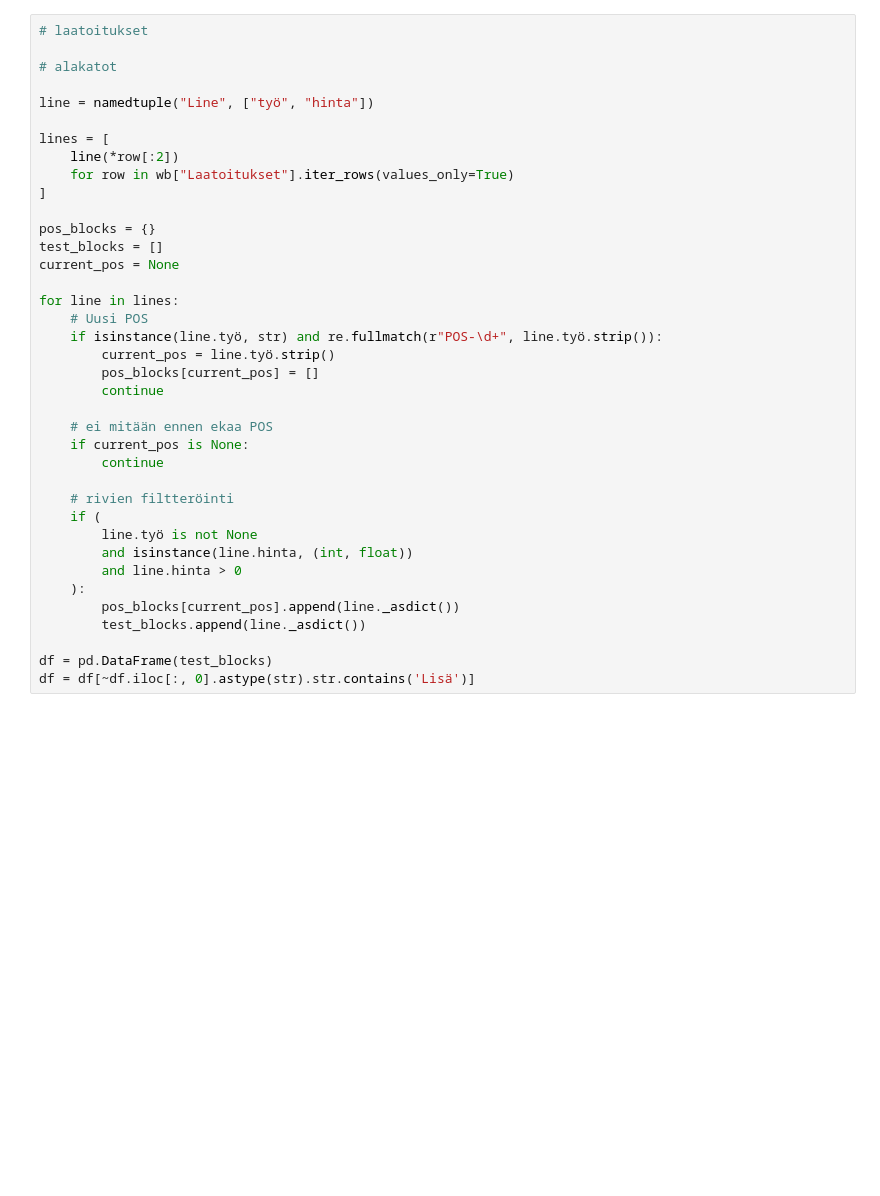
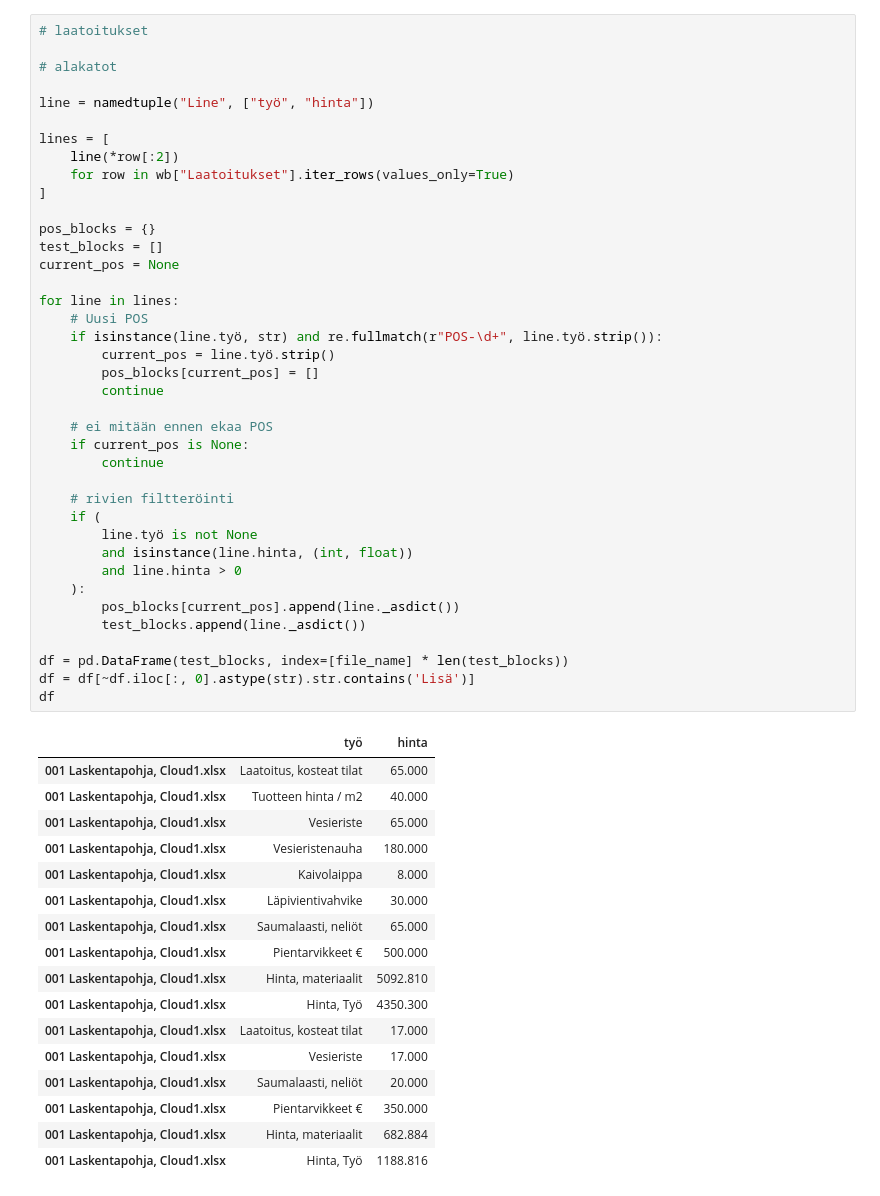
Before and after one commit to heikkito123/cost_estimation_ml, a Jupyter notebook: testit.ipynb, the cells around one changed output. Cells and saved outputs as stored; diff of their text form; blank space fills up the shorter version.

```diff
--- a/testit.ipynb
+++ b/testit.ipynb
@@ -304,32 +233,51 @@ line = namedtuple("Line", ["työ", "hinta"])
 lines = [
     line(*row[:2])
     for row in wb["Laatoitukset"].iter_rows(values_only=True)
 ]
 
 pos_blocks = {}
 test_blocks = []
 current_pos = None
 
 for line in lines:
     # Uusi POS
     if isinstance(line.työ, str) and re.fullmatch(r"POS-\d+", line.työ.strip()):
         current_pos = line.työ.strip()
         pos_blocks[current_pos] = []
         continue
 
     # ei mitään ennen ekaa POS
     if current_pos is None:
         continue
 
     # rivien filtteröinti
     if (
         line.työ is not None
         and isinstance(line.hinta, (int, float))
         and line.hinta > 0
     ):
         pos_blocks[current_pos].append(line._asdict())
         test_blocks.append(line._asdict())
 
-df = pd.DataFrame(test_blocks)
+df = pd.DataFrame(test_blocks, index=[file_name] * len(test_blocks))
 df = df[~df.iloc[:, 0].astype(str).str.contains('Lisä')]
+df
+# %% [output]
+|  | työ | hinta |
+| 001 Laskentapohja, Cloud1.xlsx | Laatoitus, kosteat tilat | 65.000 |
+| 001 Laskentapohja, Cloud1.xlsx | Tuotteen hinta / m2 | 40.000 |
+| 001 Laskentapohja, Cloud1.xlsx | Vesieriste | 65.000 |
+| 001 Laskentapohja, Cloud1.xlsx | Vesieristenauha | 180.000 |
+| 001 Laskentapohja, Cloud1.xlsx | Kaivolaippa | 8.000 |
+| 001 Laskentapohja, Cloud1.xlsx | Läpivientivahvike | 30.000 |
+| 001 Laskentapohja, Cloud1.xlsx | Saumalaasti, neliöt | 65.000 |
+| 001 Laskentapohja, Cloud1.xlsx | Pientarvikkeet € | 500.000 |
+| 001 Laskentapohja, Cloud1.xlsx | Hinta, materiaalit | 5092.810 |
+| 001 Laskentapohja, Cloud1.xlsx | Hinta, Työ | 4350.300 |
+| 001 Laskentapohja, Cloud1.xlsx | Laatoitus, kosteat tilat | 17.000 |
+| 001 Laskentapohja, Cloud1.xlsx | Vesieriste | 17.000 |
+| 001 Laskentapohja, Cloud1.xlsx | Saumalaasti, neliöt | 20.000 |
+| 001 Laskentapohja, Cloud1.xlsx | Pientarvikkeet € | 350.000 |
+| 001 Laskentapohja, Cloud1.xlsx | Hinta, materiaalit | 682.884 |
+| 001 Laskentapohja, Cloud1.xlsx | Hinta, Työ | 1188.816 |
 # %%
```
Also changed, not shown: parts of 19 cells of this notebook, 5 other files.
